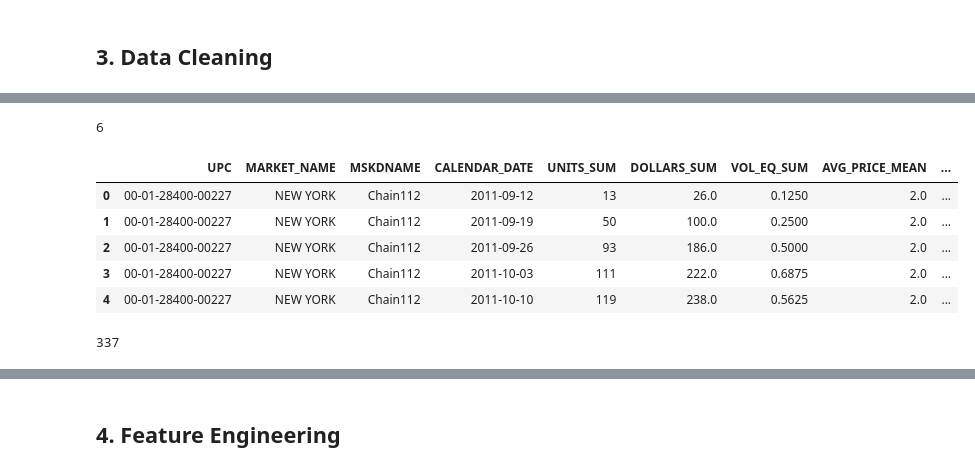
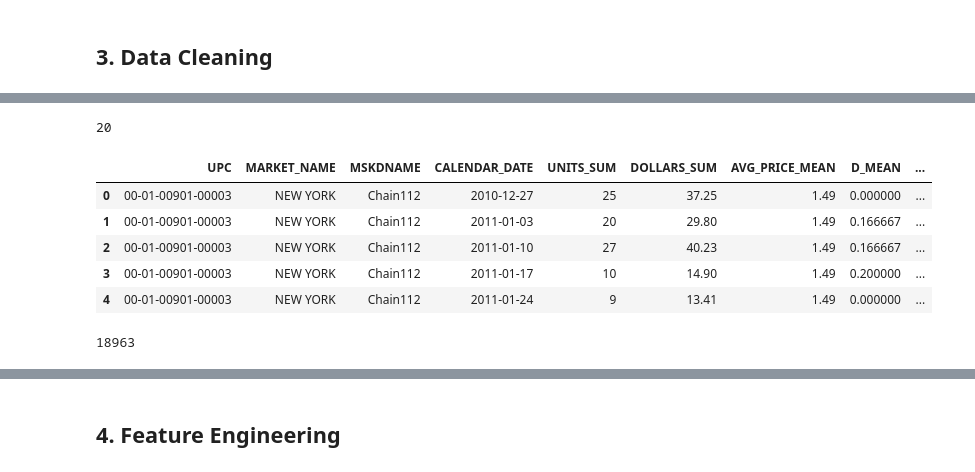
Before and after one commit to mistermakc/demand-prediction, a Jupyter notebook: analysis/regression-model.ipynb, the cells around one changed output, grey strips where cells are left out. Drawn from its saved outputs; the diff is of its cells as text; code cells hidden in the pictures.

Commit message:
model v0.5

```diff
--- a/analysis/regression-model.ipynb
+++ b/analysis/regression-model.ipynb
@@ -656,0 +648,6 @@ Name: DOLLARS, dtype: float64
+# %%
+# Sort the dataframe
+ny_stacked_df = ny_stacked_df.sort_values(by=['UPC', 'MARKET_NAME', 'MSKDNAME', 'IRI_KEY', 'CALENDAR_DATE'], ascending=[True, True, True, True, True])
+
+# Order rows (sorting)
+# UPC,  Market Name,  MskdName, IRI KEY, Calendar week starting on (past to future)
@@ -656,0 +673,16 @@ Name: DOLLARS, dtype: float64
+# %%
+# Rename "Avg Price Max" to "Regular price"
+ny_stacked_df = ny_stacked_df.rename(columns={'MAX_AVG_PRICE': 'REG_PRICE'})
+
+# Fill empty cells of regular price with previous value (row - 1)
+ny_stacked_df['REG_PRICE'] = ny_stacked_df['REG_PRICE'].fillna(method='ffill')
+
+# Create column "Discount" with formula (2 decimal places in %): (Regular Price - Avg Price) / Regular Price
+ny_stacked_df['DISCOUNT'] = ((ny_stacked_df['REG_PRICE'] - ny_stacked_df['AVG_PRICE']) / ny_stacked_df['REG_PRICE']).round(2)
+
+# Rename "Avg Price Max" to "Regular price"
+# Fill empty cells of regular price with previous value (row - 1)
+# Create column "discount" with formula (2 decimal places in %): (Regular Price - Avg Price) / Regular Price
+# Not necessary for modelling (only individual): Create column "Sold On Deal": PR > 0.1
+
+# -> MAIN DATASET FROM HERE
@@ -656,0 +722,2 @@ Name: DOLLARS, dtype: float64
+# %%
+product_type = "RTE POPCORN"
@@ -697,17 +797,17 @@ ny_pepsico_top20_df.head(20)
 # %%
-print(len(ny_pepsico_top20_df.index))
+print(len(ny_top20_df.index))
 # %% [output]
-6
+20
 # %%
 # Filter the DataFrame
-ny_pepsico_all_df = ny_pepsico_stacked_df[(ny_pepsico_stacked_df['PRODUCT TYPE'] == product_type) &
-                                    (ny_pepsico_stacked_df['MSKDNAME'] == chain)].copy()
+ny_all_df = ny_stacked_df[(ny_stacked_df['PRODUCT TYPE'] == product_type) &
+                                    (ny_stacked_df['MSKDNAME'] == chain)].copy()
 
 # Group by 'UPC', 'MARKET_NAME', 'MSKDNAME', and 'CALENDAR_DATE', and perform the aggregation
-ny_pepsico_all_df = filtered_df.groupby(['UPC', 'MARKET_NAME', 'MSKDNAME', 'CALENDAR_DATE']).agg(
+ny_all_df = ny_all_df.groupby(['UPC', 'MARKET_NAME', 'MSKDNAME', 'CALENDAR_DATE']).agg(
     UNITS_SUM=('UNITS', 'sum'),
     DOLLARS_SUM=('DOLLARS', 'sum'),
-    VOL_EQ_SUM=('VOL_EQ', 'sum'),
+    #VOL_EQ_SUM=('VOL_EQ', 'sum'),
     AVG_PRICE_MEAN=('AVG_PRICE', 'mean'),
     D_MEAN=('D', 'mean'),
     PR_MEAN=('PR', 'mean'),
@@ -727,15 +827,15 @@ ny_pepsico_all_df = filtered_df.groupby(['UPC', 'MARKET_NAME', 'MSKDNAME', 'CALE
 
 # -> training model at chain as store (IRI KEY) is too narrowly defined
 # %%
-ny_pepsico_all_df.head()
+ny_all_df.head()
 # %% [output]
-|  | UPC | MARKET_NAME | MSKDNAME | CALENDAR_DATE | UNITS_SUM | DOLLARS_SUM | VOL_EQ_SUM | AVG_PRICE_MEAN | ... |
-| 0 | 00-01-28400-00227 | NEW YORK | Chain112 | 2011-09-12 | 13 | 26.0 | 0.1250 | 2.0 | ... |
-| 1 | 00-01-28400-00227 | NEW YORK | Chain112 | 2011-09-19 | 50 | 100.0 | 0.2500 | 2.0 | ... |
-| 2 | 00-01-28400-00227 | NEW YORK | Chain112 | 2011-09-26 | 93 | 186.0 | 0.5000 | 2.0 | ... |
-| 3 | 00-01-28400-00227 | NEW YORK | Chain112 | 2011-10-03 | 111 | 222.0 | 0.6875 | 2.0 | ... |
-| 4 | 00-01-28400-00227 | NEW YORK | Chain112 | 2011-10-10 | 119 | 238.0 | 0.5625 | 2.0 | ... |
+|  | UPC | MARKET_NAME | MSKDNAME | CALENDAR_DATE | UNITS_SUM | DOLLARS_SUM | AVG_PRICE_MEAN | D_MEAN | ... |
+| 0 | 00-01-00901-00003 | NEW YORK | Chain112 | 2010-12-27 | 25 | 37.25 | 1.49 | 0.000000 | ... |
+| 1 | 00-01-00901-00003 | NEW YORK | Chain112 | 2011-01-03 | 20 | 29.80 | 1.49 | 0.166667 | ... |
+| 2 | 00-01-00901-00003 | NEW YORK | Chain112 | 2011-01-10 | 27 | 40.23 | 1.49 | 0.166667 | ... |
+| 3 | 00-01-00901-00003 | NEW YORK | Chain112 | 2011-01-17 | 10 | 14.90 | 1.49 | 0.200000 | ... |
+| 4 | 00-01-00901-00003 | NEW YORK | Chain112 | 2011-01-24 | 9 | 13.41 | 1.49 | 0.000000 | ... |
 # %%
-print(len(ny_pepsico_all_df.index))
+print(len(ny_all_df.index))
 # %% [output]
-337
+18963
```
Also changed, not shown: parts of 75 cells of this notebook.
